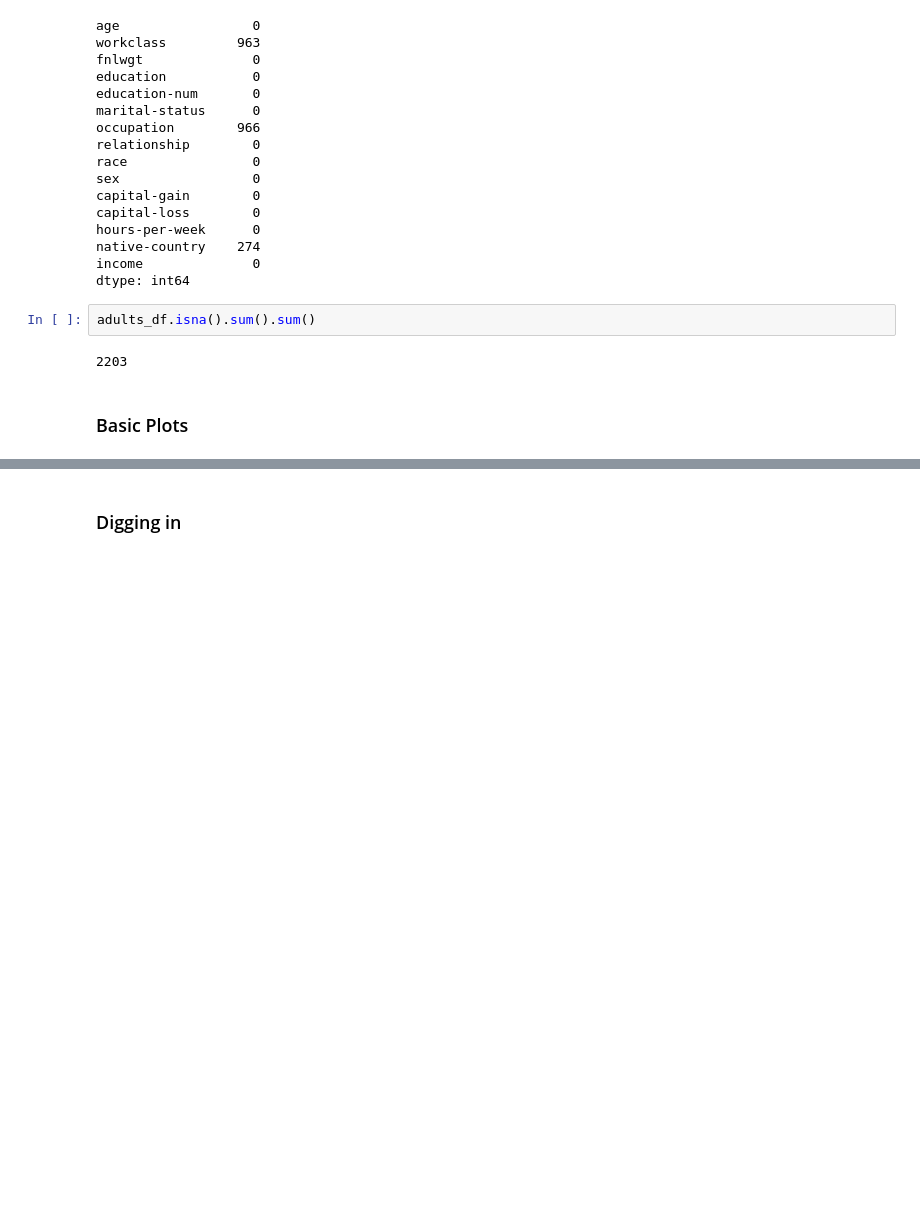
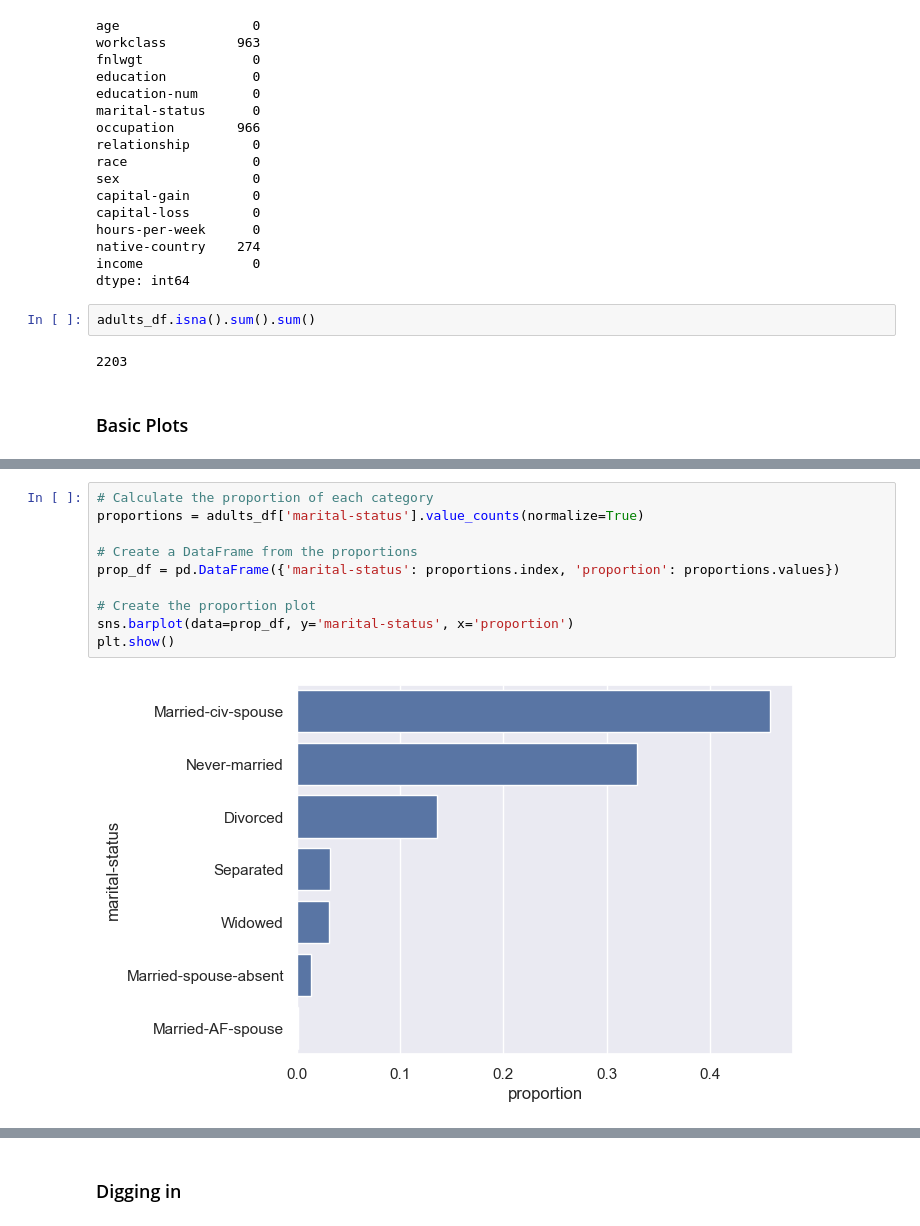
Before and after one commit to 474benchen/bias_aware_gridsearchCV, a Jupyter notebook: income.ipynb, the cells around one changed output, grey strips where cells are left out. Cells and saved outputs as stored; diff of their text form; blank space fills up the shorter version.

```diff
--- a/income.ipynb
+++ b/income.ipynb
@@ -93,3 +107,15 @@ adults_df.isna().sum().sum()
+# %%
+# Calculate the proportion of each category
+proportions = adults_df['marital-status'].value_counts(normalize=True)
+
+# Create a DataFrame from the proportions
+prop_df = pd.DataFrame({'marital-status': proportions.index, 'proportion': proportions.values})
+
+# Create the proportion plot
+sns.barplot(data=prop_df, y='marital-status', x='proportion')
+plt.show()
+# %% [output]
+[figure, added]
 # %%
 sns.histplot(adults_df['age'])
 plt.title('histogram of age observations')
```
Also changed, not shown: parts of 7 cells of this notebook.
